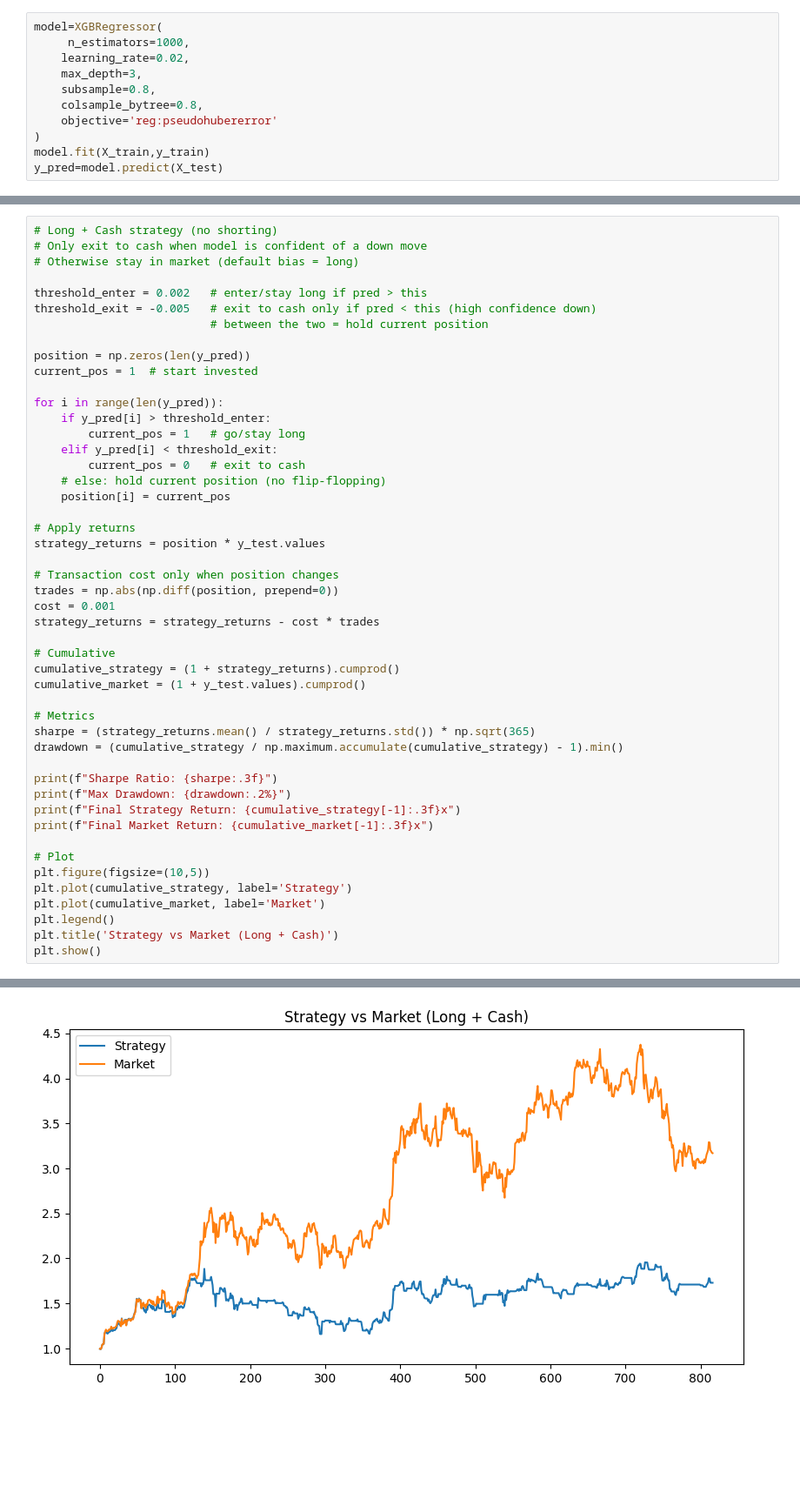
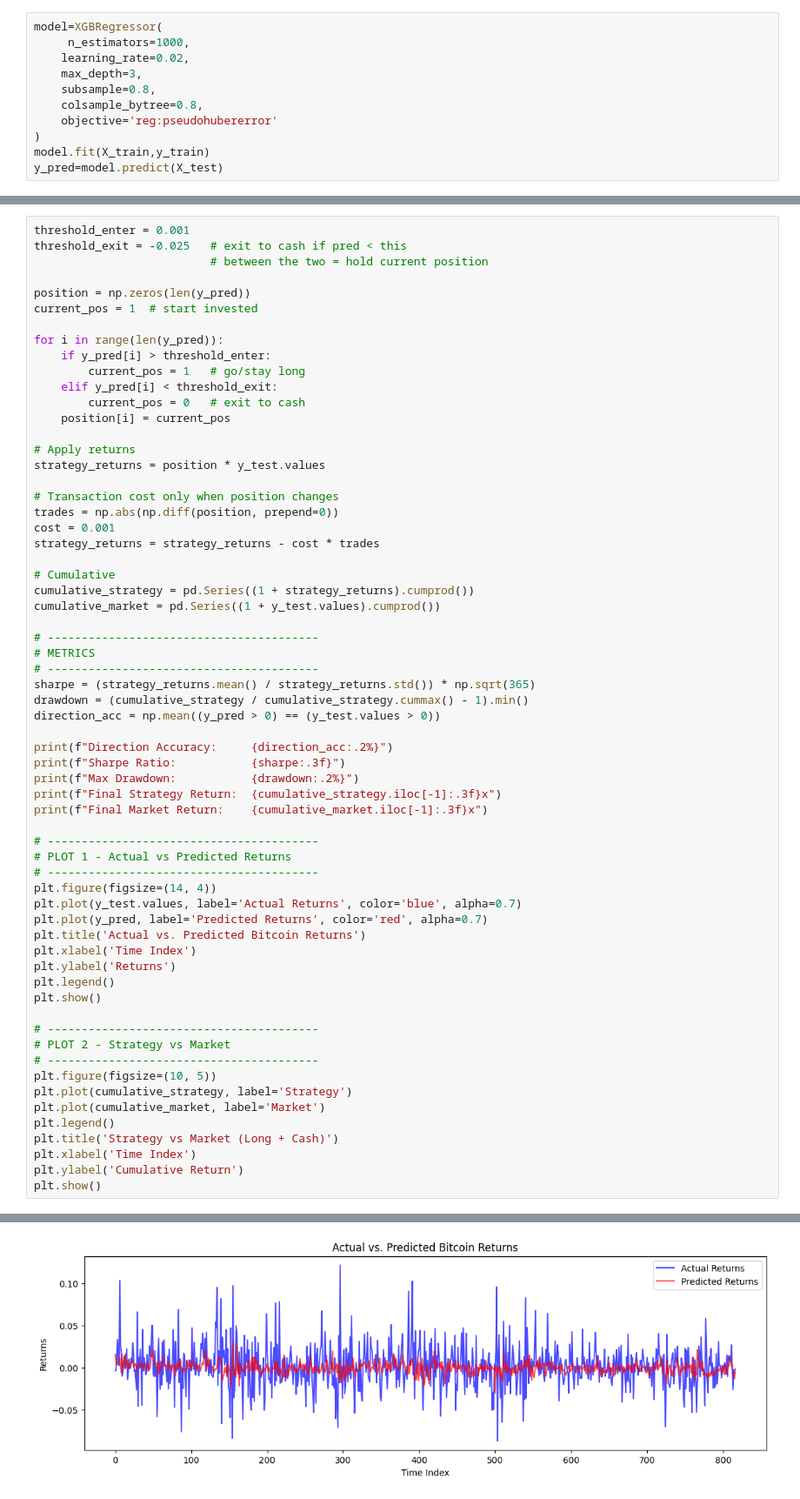
Before and after one commit to ViKing-Coder-jpg/CryptoMoon, a Jupyter notebook: BackEnd/CryptoMoon.ipynb, the cells around one changed output, grey strips where cells are left out. Shown at 87% size. Drawn from its saved outputs; the diff is of its cells as text; blank space fills up the shorter version.

Commit message:
fine Tuned XGBoost Model

```diff
--- a/BackEnd/CryptoMoon.ipynb
+++ b/BackEnd/CryptoMoon.ipynb
@@ -213,10 +198,6 @@ Best Return: 2.0489762108502783
 # %%
-# Long + Cash strategy (no shorting)
-# Only exit to cash when model is confident of a down move
-# Otherwise stay in market (default bias = long)
-
-threshold_enter = 0.002   # enter/stay long if pred > this
-threshold_exit = -0.005   # exit to cash only if pred < this (high confidence down)
+threshold_enter = 0.001
+threshold_exit = -0.025   # exit to cash if pred < this
                           # between the two = hold current position
 
 position = np.zeros(len(y_pred))
@@ -227,7 +208,6 @@ for i in range(len(y_pred)):
         current_pos = 1   # go/stay long
     elif y_pred[i] < threshold_exit:
         current_pos = 0   # exit to cash
-    # else: hold current position (no flip-flopping)
     position[i] = current_pos
 
 # Apply returns
@@ -239,23 +219,43 @@ cost = 0.001
 strategy_returns = strategy_returns - cost * trades
 
 # Cumulative
-cumulative_strategy = (1 + strategy_returns).cumprod()
-cumulative_market = (1 + y_test.values).cumprod()
+cumulative_strategy = pd.Series((1 + strategy_returns).cumprod())
+cumulative_market = pd.Series((1 + y_test.values).cumprod())
 
-# Metrics
+# ----------------------------------------
+# METRICS
+# ----------------------------------------
 sharpe = (strategy_returns.mean() / strategy_returns.std()) * np.sqrt(365)
-drawdown = (cumulative_strategy / np.maximum.accumulate(cumulative_strategy) - 1).min()
+drawdown = (cumulative_strategy / cumulative_strategy.cummax() - 1).min()
+direction_acc = np.mean((y_pred > 0) == (y_test.values > 0))
 
-print(f"Sharpe Ratio: {sharpe:.3f}")
-print(f"Max Drawdown: {drawdown:.2%}")
-print(f"Final Strategy Return: {cumulative_strategy[-1]:.3f}x")
-print(f"Final Market Return: {cumulative_market[-1]:.3f}x")
+print(f"Direction Accuracy:     {direction_acc:.2%}")
+print(f"Sharpe Ratio:           {sharpe:.3f}")
+print(f"Max Drawdown:           {drawdown:.2%}")
+print(f"Final Strategy Return:  {cumulative_strategy.iloc[-1]:.3f}x")
+print(f"Final Market Return:    {cumulative_market.iloc[-1]:.3f}x")
 
-# Plot
-plt.figure(figsize=(10,5))
+# ----------------------------------------
+# PLOT 1 - Actual vs Predicted Returns
+# ----------------------------------------
+plt.figure(figsize=(14, 4))
+plt.plot(y_test.values, label='Actual Returns', color='blue', alpha=0.7)
+plt.plot(y_pred, label='Predicted Returns', color='red', alpha=0.7)
+plt.title('Actual vs. Predicted Bitcoin Returns')
+plt.xlabel('Time Index')
+plt.ylabel('Returns')
+plt.legend()
+plt.show()
+
+# ----------------------------------------
+# PLOT 2 - Strategy vs Market
+# ----------------------------------------
+plt.figure(figsize=(10, 5))
 plt.plot(cumulative_strategy, label='Strategy')
 plt.plot(cumulative_market, label='Market')
 plt.legend()
 plt.title('Strategy vs Market (Long + Cash)')
+plt.xlabel('Time Index')
+plt.ylabel('Cumulative Return')
 plt.show()
 # %% [output]
@@ -266 +267 @@ Final Market Return: 3.169x
-[figure, old version]
+[figure, new version]
```
Also changed, not shown: parts of 10 cells of this notebook.
